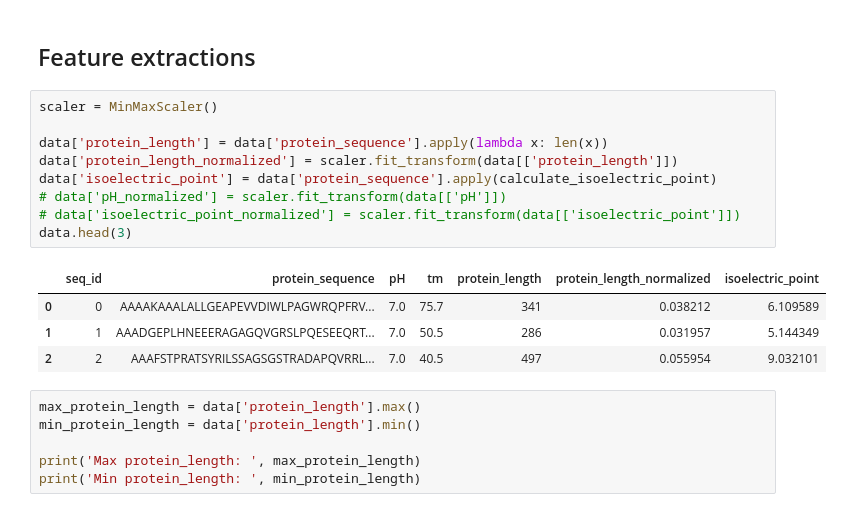
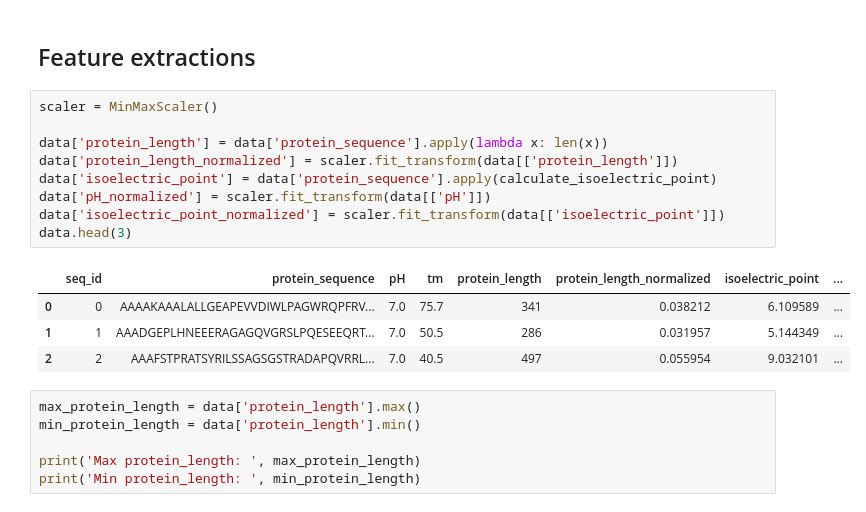
Before and after one commit to michalinahulak/Enzyme_Stability, a Jupyter notebook: Enzyme_Stability_Prediction.ipynb, the cells around one changed output. Drawn from its saved outputs; the diff is of its cells as text.

```diff
--- a/Enzyme_Stability_Prediction.ipynb
+++ b/Enzyme_Stability_Prediction.ipynb
@@ -232,17 +233,17 @@ data = data.dropna(subset=['pH'])\
 # %%
 scaler = MinMaxScaler()
 
 data['protein_length'] = data['protein_sequence'].apply(lambda x: len(x))
 data['protein_length_normalized'] = scaler.fit_transform(data[['protein_length']])
 data['isoelectric_point'] = data['protein_sequence'].apply(calculate_isoelectric_point)
-# data['pH_normalized'] = scaler.fit_transform(data[['pH']])
-# data['isoelectric_point_normalized'] = scaler.fit_transform(data[['isoelectric_point']])
+data['pH_normalized'] = scaler.fit_transform(data[['pH']])
+data['isoelectric_point_normalized'] = scaler.fit_transform(data[['isoelectric_point']])
 data.head(3)
 # %% [output]
-|  | seq_id | protein_sequence | pH | tm | protein_length | protein_length_normalized | isoelectric_point |
-| 0 | 0 | AAAAKAAALALLGEAPEVVDIWLPAGWRQPFRV... | 7.0 | 75.7 | 341 | 0.038212 | 6.109589 |
-| 1 | 1 | AAADGEPLHNEEERAGAGQVGRSLPQESEEQRT... | 7.0 | 50.5 | 286 | 0.031957 | 5.144349 |
-| 2 | 2 | AAAFSTPRATSYRILSSAGSGSTRADAPQVRRL... | 7.0 | 40.5 | 497 | 0.055954 | 9.032101 |
+|  | seq_id | protein_sequence | pH | tm | protein_length | protein_length_normalized | isoelectric_point | ... |
+| 0 | 0 | AAAAKAAALALLGEAPEVVDIWLPAGWRQPFRV... | 7.0 | 75.7 | 341 | 0.038212 | 6.109589 | ... |
+| 1 | 1 | AAADGEPLHNEEERAGAGQVGRSLPQESEEQRT... | 7.0 | 50.5 | 286 | 0.031957 | 5.144349 | ... |
+| 2 | 2 | AAAFSTPRATSYRILSSAGSGSTRADAPQVRRL... | 7.0 | 40.5 | 497 | 0.055954 | 9.032101 | ... |
 # %%
 max_protein_length = data['protein_length'].max()
 min_protein_length = data['protein_length'].min()
```
Also changed, not shown: parts of 11 cells of this notebook.
